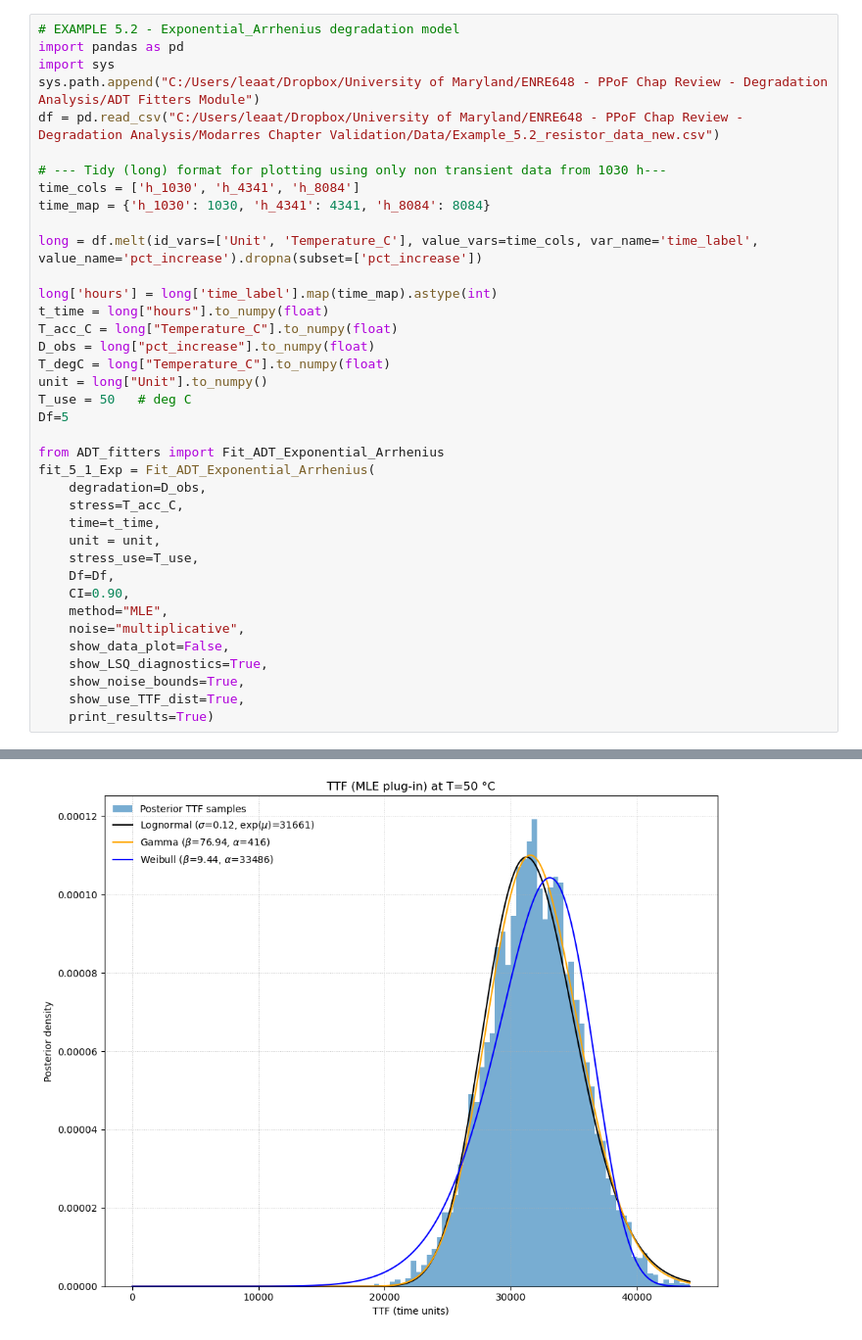
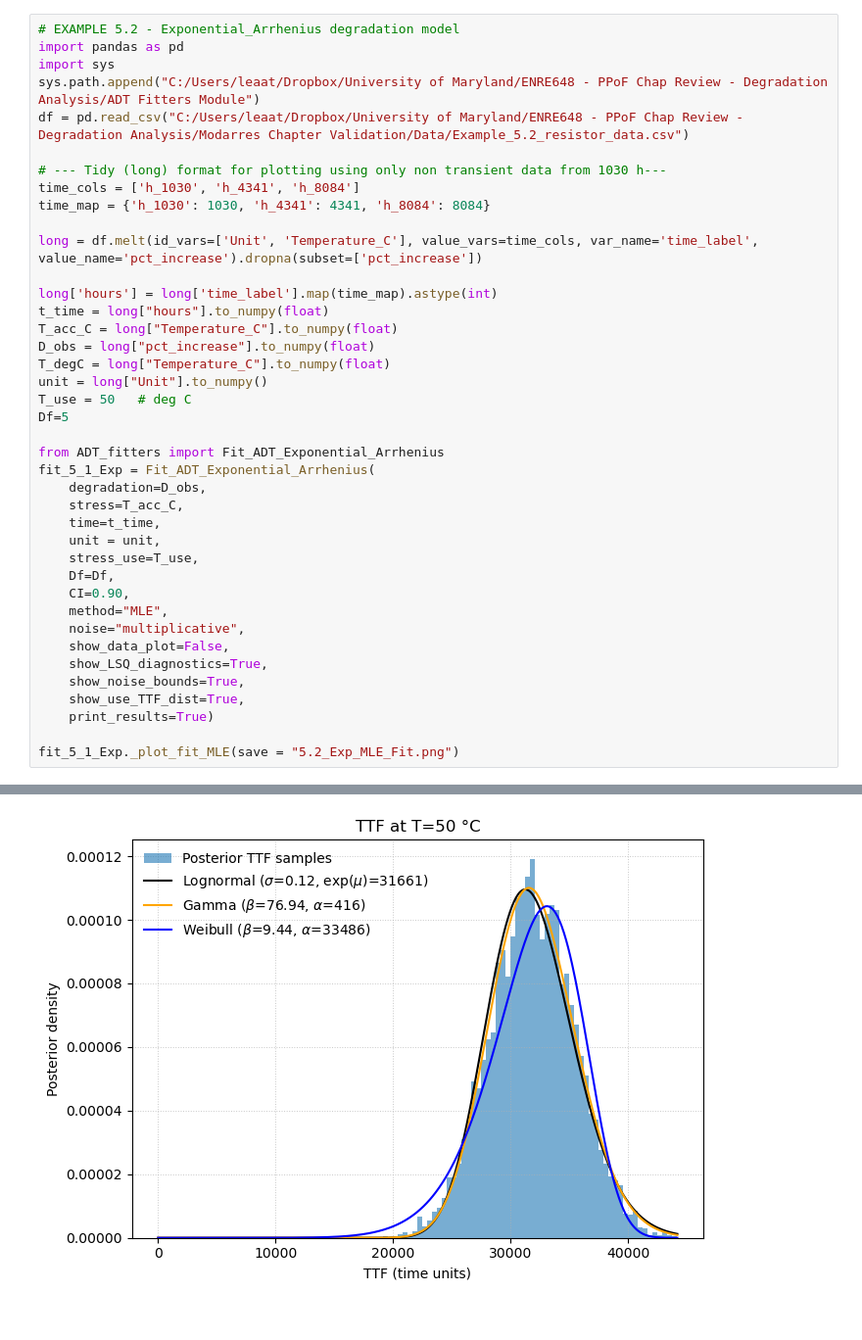
Before and after one commit to JRhino1991/ENRE641-PPoF_and_ALT, a Jupyter notebook: modarres_ch5_validation/notebooks/Example_5.2.ipynb, the cells around one changed output, grey strips where cells are left out. Shown at 98% size. Saved outputs shown, nothing was run; the diff lists cells and outputs as text.

```diff
--- a/modarres_ch5_validation/notebooks/Example_5.2.ipynb
+++ b/modarres_ch5_validation/notebooks/Example_5.2.ipynb
@@ -237,7 +273,7 @@ Weibull_Mixture                             7.95261e+06 1.91188 1.51324e+07 1.58
 import pandas as pd
 import sys
 sys.path.append("C:/Users/leaat/Dropbox/University of Maryland/ENRE648 - PPoF Chap Review - Degradation Analysis/ADT Fitters Module")
-df = pd.read_csv("C:/Users/leaat/Dropbox/University of Maryland/ENRE648 - PPoF Chap Review - Degradation Analysis/Modarres Chapter Validation/Data/Example_5.2_resistor_data_new.csv")
+df = pd.read_csv("C:/Users/leaat/Dropbox/University of Maryland/ENRE648 - PPoF Chap Review - Degradation Analysis/Modarres Chapter Validation/Data/Example_5.2_resistor_data.csv")
 
 # --- Tidy (long) format for plotting using only non transient data from 1030 h---
 time_cols = ['h_1030', 'h_4341', 'h_8084']
@@ -270,6 +306,8 @@ fit_5_1_Exp = Fit_ADT_Exponential_Arrhenius(
     show_noise_bounds=True,
     show_use_TTF_dist=True,
     print_results=True)
+
+fit_5_1_Exp._plot_fit_MLE(save = "5.2_Exp_MLE_Fit.png")
 # %% [output]
 [figure]
 ### Degradation / Damage Model
@@ -333 +373 @@ Weibull_Mixture                         35601.1 10.5962 31954.3 12.2116     0.36
-[figure, old version]
+[figure, new version]
```
Also changed, not shown: parts of 5 cells of this notebook, 8 other files.
